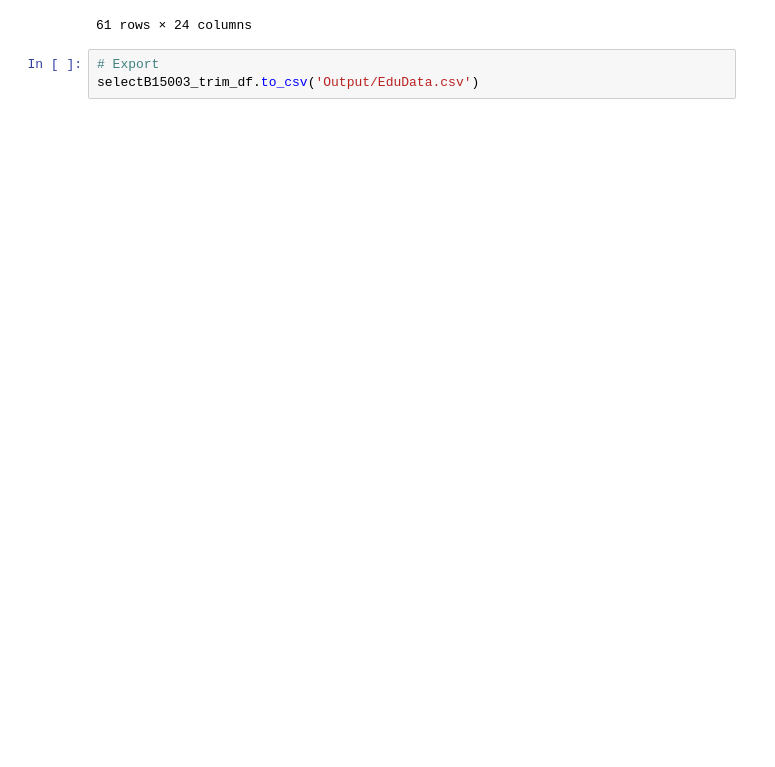
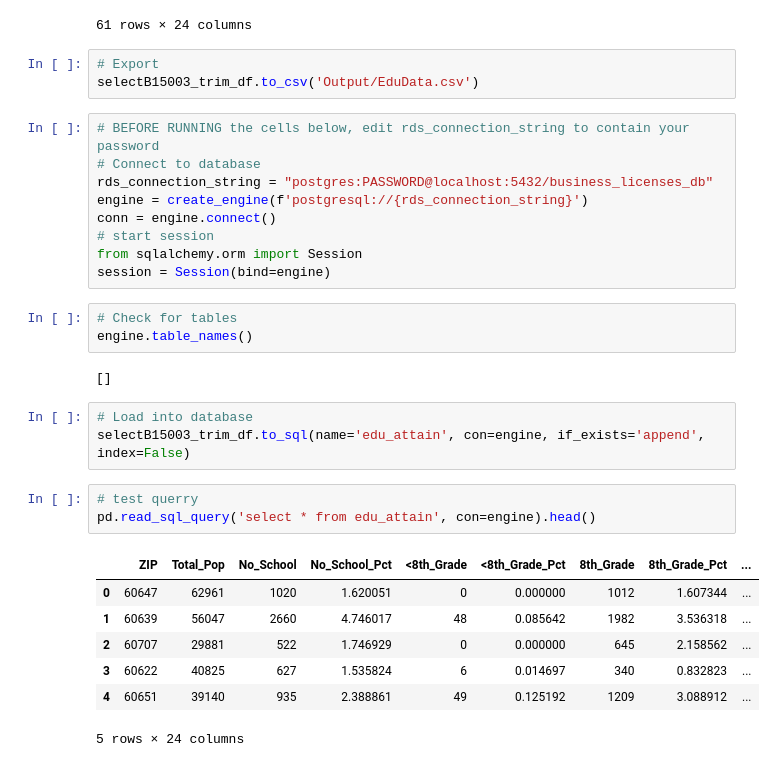
Before and after one commit to eisenba/etl_project, a Jupyter notebook: censusdata/CensusData.ipynb, the cells around one changed output. Saved outputs shown, nothing was run; the diff lists cells and outputs as text; blank space fills up the shorter version.

Commit message:
Adds load step to PgAdmin.

```diff
--- a/censusdata/CensusData.ipynb
+++ b/censusdata/CensusData.ipynb
@@ -247,3 +182,31 @@ selectB15003_trim_df
 # %%
 # Export
 selectB15003_trim_df.to_csv('Output/EduData.csv')
+# %%
+# BEFORE RUNNING the cells below, edit rds_connection_string to contain your password
+# Connect to database
+rds_connection_string = "postgres:PASSWORD@localhost:5432/business_licenses_db"
+engine = create_engine(f'postgresql://{rds_connection_string}')
+conn = engine.connect()
+# start session
+from sqlalchemy.orm import Session
+session = Session(bind=engine)
+# %%
+# Check for tables
+engine.table_names()
+# %% [output]
+[]
+# %%
+# Load into database
+selectB15003_trim_df.to_sql(name='edu_attain', con=engine, if_exists='append', index=False)
+# %%
+# test querry
+pd.read_sql_query('select * from edu_attain', con=engine).head()
+# %% [output]
+|  | ZIP | Total_Pop | No_School | No_School_Pct | <8th_Grade | <8th_Grade_Pct | 8th_Grade | 8th_Grade_Pct | ... |
+| 0 | 60647 | 62961 | 1020 | 1.620051 | 0 | 0.000000 | 1012 | 1.607344 | ... |
+| 1 | 60639 | 56047 | 2660 | 4.746017 | 48 | 0.085642 | 1982 | 3.536318 | ... |
+| 2 | 60707 | 29881 | 522 | 1.746929 | 0 | 0.000000 | 645 | 2.158562 | ... |
+| 3 | 60622 | 40825 | 627 | 1.535824 | 6 | 0.014697 | 340 | 0.832823 | ... |
+| 4 | 60651 | 39140 | 935 | 2.388861 | 49 | 0.125192 | 1209 | 3.088912 | ... |
+5 rows × 24 columns
```
Also changed, not shown: parts of 5 cells of this notebook.
